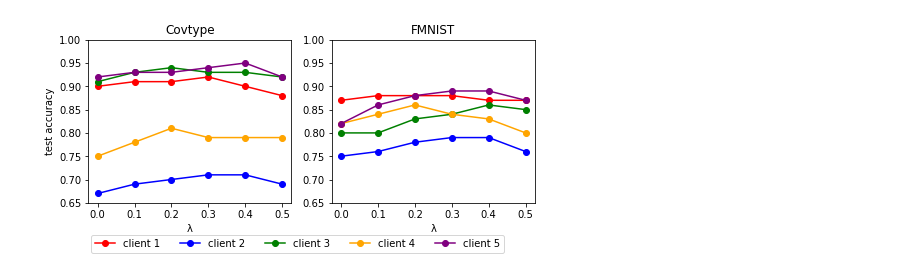
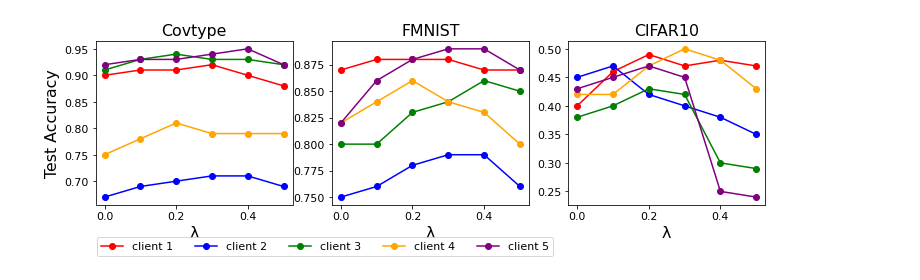
Before and after one commit to ZhenanFanUBC/FedMech.jl, a Jupyter notebook: examples/Plot.ipynb, the cells around one changed output. Drawn from its saved outputs; the diff is of its cells as text; code cells hidden in the pictures.

Commit message:
update Plot

```diff
--- a/examples/Plot.ipynb
+++ b/examples/Plot.ipynb
@@ -18,33 +36,63 @@ fmnist_client2 = [0.75, 0.76, 0.78, 0.79, 0.79, 0.76]
 fmnist_client3 = [0.80, 0.80, 0.83, 0.84, 0.86, 0.85]
 fmnist_client4 = [0.82, 0.84, 0.86, 0.84, 0.83, 0.80]
 fmnist_client5 = [0.82, 0.86, 0.88, 0.89, 0.89, 0.87]
+
+# Cifar10
+## row: client, col: lambda
+cf=[[0.4, 0.46, 0.49, 0.47, 0.48, 0.47],
+    [0.45, 0.47, 0.42, 0.4, 0.38, 0.35],
+    [0.38, 0.4 , 0.43, 0.42, 0.3 , 0.29],
+    [0.42, 0.42, 0.47, 0.5 , 0.48, 0.43],
+    [0.43, 0.45, 0.47, 0.45, 0.25, 0.24],]
+cf=np.array(cf)
 # %%
-fig, ax = plt.subplots(1,2)
-fig.set_size_inches(8, 3)
+font = {# 'family' : 'normal',
+        # 'weight' : 'bold',
+        'size'   : 11,
+    }
+import matplotlib
+matplotlib.rc('font', **font)
+params = {
+         'axes.labelsize': 'x-large',
+         'axes.titlesize':'x-large',
+}
+plt.rcParams.update(params)
+
+fig, ax = plt.subplots(1,3)
+fig.set_size_inches(12, 3)
 
 # Covtype
 ax[0].plot(λs, cov_client1, 'o-', label='client 1', color='red')
 ax[0].plot(λs, cov_client2, 'o-', label='client 2', color='blue')
 ax[0].plot(λs, cov_client3, 'o-', label='client 3', color='green')
 ax[0].plot(λs, cov_client4, 'o-', label='client 4', color='orange')
 ax[0].plot(λs, cov_client5, 'o-', label='client 5', color='purple')
 ax[0].title.set_text('Covtype')
-ax[0].set(yticks=[0.65, 0.7, 0.75, 0.8, 0.85, 0.9, 0.95, 1.0])
+# ax[0].set(yticks=[0.65, 0.7, 0.75, 0.8, 0.85, 0.9, 0.95, 1.0])
 ax[0].set(xlabel='λ')
-ax[0].set(ylabel='test accuracy')
+ax[0].set(ylabel='Test Accuracy')
 
 lgd=fig.legend(loc='upper left', bbox_to_anchor=(0.12, 0),
           fancybox=True, ncol=5)
 # FMNIST
 ax[1].plot(λs, fmnist_client1, 'o-', label='client 1', color='red')
 ax[1].plot(λs, fmnist_client2, 'o-', label='client 2', color='blue')
 ax[1].plot(λs, fmnist_client3, 'o-', label='client 3', color='green')
 ax[1].plot(λs, fmnist_client4, 'o-', label='client 4', color='orange')
 ax[1].plot(λs, fmnist_client5, 'o-', label='client 5', color='purple')
-ax[1].set(yticks=[0.65, 0.7, 0.75, 0.8, 0.85, 0.9, 0.95, 1.0])
+# ax[1].set(yticks=[0.65, 0.7, 0.75, 0.8, 0.85, 0.9, 0.95, 1.0])
 ax[1].title.set_text('FMNIST')
 ax[1].set(xlabel='λ')
 
+#cf10
+ax[2].plot(λs, cf[0,:], 'o-', label='client 1', color='red')
+ax[2].plot(λs, cf[1], 'o-', label='client 2', color='blue')
+ax[2].plot(λs, cf[2], 'o-', label='client 3', color='green')
+ax[2].plot(λs, cf[3], 'o-', label='client 4', color='orange')
+ax[2].plot(λs, cf[4], 'o-', label='client 5', color='purple')
+# ax[2].set(yticks=[0.65, 0.7, 0.75, 0.8, 0.85, 0.9, 0.95, 1.0])
+ax[2].title.set_text('CIFAR10')
+ax[2].set(xlabel='λ')
 plt.savefig('fig.pdf', format='pdf', bbox_extra_artists=(lgd,), bbox_inches='tight')
 # %% [output]
-[figure, old version]
+[figure, new version]
```
Also changed, not shown: parts of 3 cells of this notebook, 1 other file.
